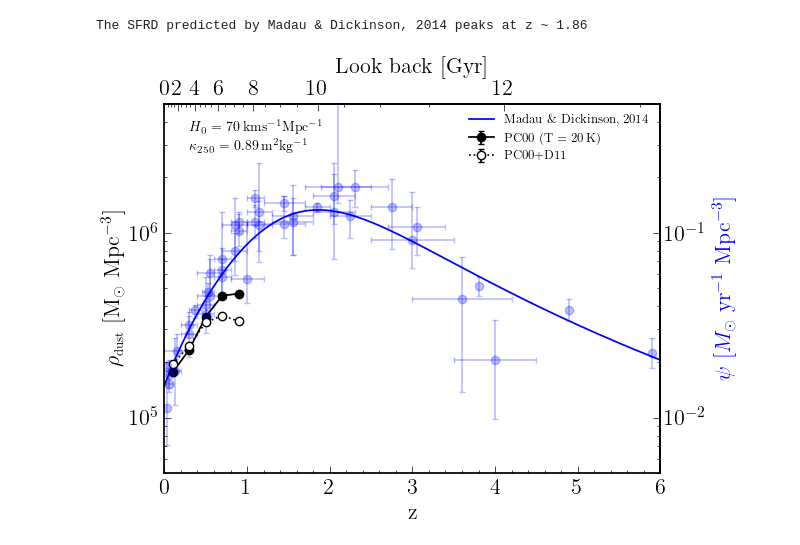
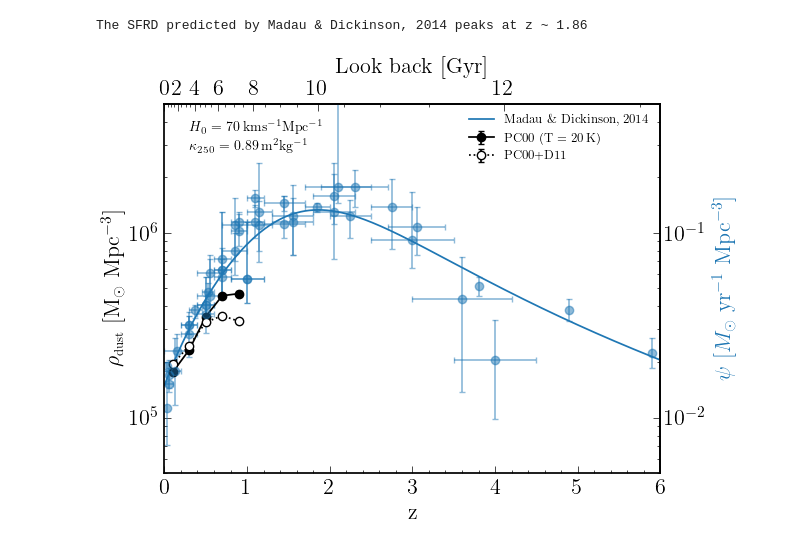
Before and after one commit to BradleyAWard/Thesis-Chapter-3-Dust-Mass-Functions, a Jupyter notebook: SGP_DMFs.ipynb, the cells around one changed output. Drawn from its saved outputs; the diff is of its cells as text; code cells hidden in the pictures.

```diff
--- a/SGP_DMFs.ipynb
+++ b/SGP_DMFs.ipynb
@@ -670,22 +737,22 @@ The critical density in our cosmology = 135992947350.45705
 fig, ax = plt.subplots()
 
 # Vlahakis et al., 2005
-ax.errorbar(literature_h70_k089['Vlahakis+2005']['z_bin_centers'], literature_h70_k089['Vlahakis+2005']['dmd'], yerr=(literature_h70_k089['Vlahakis+2005']['dmd_high']-literature_h70_k089['Vlahakis+2005']['dmd'], literature_h70_k089['Vlahakis+2005']['dmd']-literature_h70_k089['Vlahakis+2005']['dmd_low']), fmt='o', c='tab:red', label='Vlahakis+2005', alpha=0.75)
+ax.errorbar(literature_h70_k089['Vlahakis+2005']['z_bin_centers'], literature_h70_k089['Vlahakis+2005']['dmd'], yerr=(literature_h70_k089['Vlahakis+2005']['dmd_high']-literature_h70_k089['Vlahakis+2005']['dmd'], literature_h70_k089['Vlahakis+2005']['dmd']-literature_h70_k089['Vlahakis+2005']['dmd_low']), fmt='o', c='tab:red', mfc='tab:red', label='Vlahakis+2005', alpha=0.5)
 
 # Dunne et al., 2011
-ax.errorbar(literature_h70_k089['Dunne+2011']['z_bin_centers'], literature_h70_k089['Dunne+2011']['dmd'], yerr=(literature_h70_k089['Dunne+2011']['dmd_high']-literature_h70_k089['Dunne+2011']['dmd'], literature_h70_k089['Dunne+2011']['dmd']-literature_h70_k089['Dunne+2011']['dmd_low']), fmt='o', c='tab:blue', label='Dunne+2011', alpha=0.75)
+ax.errorbar(literature_h70_k089['Dunne+2011']['z_bin_centers'], literature_h70_k089['Dunne+2011']['dmd'], yerr=(literature_h70_k089['Dunne+2011']['dmd_high']-literature_h70_k089['Dunne+2011']['dmd'], literature_h70_k089['Dunne+2011']['dmd']-literature_h70_k089['Dunne+2011']['dmd_low']), fmt='o', c='tab:blue', mfc='tab:blue', label='Dunne+2011', alpha=0.5)
 
 # Driver et al., 2018
-ax.errorbar(literature_h70_k089['Driver+2018']['z_bin_centers'], literature_h70_k089['Driver+2018']['dmd'], yerr=(literature_h70_k089['Driver+2018']['dmd_high']-literature_h70_k089['Driver+2018']['dmd'], literature_h70_k089['Driver+2018']['dmd']-literature_h70_k089['Driver+2018']['dmd_low']), fmt='o', c='tab:olive', label='Driver+2018', alpha=0.5)
+ax.errorbar(literature_h70_k089['Driver+2018']['z_bin_centers'], literature_h70_k089['Driver+2018']['dmd'], yerr=(literature_h70_k089['Driver+2018']['dmd_high']-literature_h70_k089['Driver+2018']['dmd'], literature_h70_k089['Driver+2018']['dmd']-literature_h70_k089['Driver+2018']['dmd_low']), fmt='o', c='tab:olive', mfc='tab:olive', label='Driver+2018', alpha=0.5)
 
 # Beeston et al., 2018
-ax.errorbar(literature_h70_k089['Beeston+2018']['z_bin_centers'], literature_h70_k089['Beeston+2018']['dmd'], yerr=(literature_h70_k089['Beeston+2018']['dmd_high']-literature_h70_k089['Beeston+2018']['dmd'], literature_h70_k089['Beeston+2018']['dmd']-literature_h70_k089['Beeston+2018']['dmd_low']), fmt='o', c='tab:green', label='Beeston+2018', alpha=0.75)
+ax.errorbar(literature_h70_k089['Beeston+2018']['z_bin_centers'], literature_h70_k089['Beeston+2018']['dmd'], yerr=(literature_h70_k089['Beeston+2018']['dmd_high']-literature_h70_k089['Beeston+2018']['dmd'], literature_h70_k089['Beeston+2018']['dmd']-literature_h70_k089['Beeston+2018']['dmd_low']), fmt='o', c='tab:green', mfc='tab:green', label='Beeston+2018', alpha=0.5)
 
 # Pozzi et al., 2020
-ax.errorbar(literature_h70_k089['Pozzi+2020']['z_bin_centers'], literature_h70_k089['Pozzi+2020']['dmd'], yerr=(literature_h70_k089['Pozzi+2020']['dmd_high']-literature_h70_k089['Pozzi+2020']['dmd'], literature_h70_k089['Pozzi+2020']['dmd']-literature_h70_k089['Pozzi+2020']['dmd_low']), fmt='o', c='tab:orange', label='Pozzi+2020', alpha=0.5)
+ax.errorbar(literature_h70_k089['Pozzi+2020']['z_bin_centers'], literature_h70_k089['Pozzi+2020']['dmd'], yerr=(literature_h70_k089['Pozzi+2020']['dmd_high']-literature_h70_k089['Pozzi+2020']['dmd'], literature_h70_k089['Pozzi+2020']['dmd']-literature_h70_k089['Pozzi+2020']['dmd_low']), fmt='o', c='tab:orange', mfc='tab:orange', label='Pozzi+2020', alpha=0.5)
 
 # Dudzeviciute et al., 2021
-ax.errorbar(literature_h70_k089['Dudzeviciute+2021']['z_bin_centers'], literature_h70_k089['Dudzeviciute+2021']['dmd'], yerr=(literature_h70_k089['Dudzeviciute+2021']['dmd_high']-literature_h70_k089['Dudzeviciute+2021']['dmd'], literature_h70_k089['Dudzeviciute+2021']['dmd']-literature_h70_k089['Dudzeviciute+2021']['dmd_low']), fmt='o', c='tab:purple', label='Dudzeviciute+2021', alpha=0.5)
+ax.errorbar(literature_h70_k089['Dudzeviciute+2021']['z_bin_centers'], literature_h70_k089['Dudzeviciute+2021']['dmd'], yerr=(literature_h70_k089['Dudzeviciute+2021']['dmd_high']-literature_h70_k089['Dudzeviciute+2021']['dmd'], literature_h70_k089['Dudzeviciute+2021']['dmd']-literature_h70_k089['Dudzeviciute+2021']['dmd_low']), fmt='o', c='tab:purple', mfc='tab:purple', label='Dudzeviciute+2021', alpha=0.5)
 
 # Dust mass densities from SGP models
 ax.errorbar(SGP_pc00_t20['z_bin_centers'], results_pc00_t20['dmd'], yerr=(results_pc00_t20['dmd_high']-results_pc00_t20['dmd'], results_pc00_t20['dmd']-results_pc00_t20['dmd_low']), fmt='o-', mfc='k', c='k', label=r'PC00 (T = 20\,K)')
@@ -886,9 +953,8 @@ for study in madau_sfrd.keys():
 # %%
 # Madau & Dickinson., 2014 plot formatting
 fmt = 'o'
-ec = 'b'
-mfc = 'b'
-alpha = 0.25
+ec = 'tab:blue'
+mfc = 'tab:blue'
 z_range = np.linspace(0,6,1000)
 
 fig, ax = plt.subplots()
@@ -897,44 +963,44 @@ fig, ax = plt.subplots()
 ax.errorbar(SGP_pc00_t20['z_bin_centers'], results_pc00_t20['dmd'], yerr=(results_pc00_t20['dmd_high']-results_pc00_t20['dmd'], results_pc00_t20['dmd']-results_pc00_t20['dmd_low']), fmt='o-', mfc='k', c='k', label=r'PC00 (T = 20\,K)')
 ax.errorbar(SGP_pc00_d11['z_bin_centers'], results_pc00_d11['dmd'], yerr=(results_pc00_d11['dmd_high']-results_pc00_d11['dmd'], results_pc00_d11['dmd']-results_pc00_d11['dmd_low']), fmt='o:', mfc='white', c='k', label=r'PC00+D11')
 
 # Madau & Dickinson et al., 2014 error bars
-ax.errorbar(madau_sfrd['sanders+2003']['z_bin_centers'], madau_sfrd['sanders+2003']['dmd'], yerr=(madau_sfrd['sanders+2003']['dmd_err_low'],madau_sfrd['sanders+2003']['dmd_err_high']), fmt=fmt, c=ec, mfc=mfc, alpha=alpha)
-ax.errorbar(madau_sfrd['takeuchi+2003']['z_bin_centers'], madau_sfrd['takeuchi+2003']['dmd'], yerr=(madau_sfrd['takeuchi+2003']['dmd_err_low'],madau_sfrd['takeuchi+2003']['dmd_err_high']), fmt=fmt, c=ec, mfc=mfc, alpha=alpha)
-ax.errorbar(madau_sfrd['wyder+2005']['z_bin_centers'], madau_sfrd['wyder+2005']['dmd'], xerr=np.diff(madau_sfrd['wyder+2005']['z_bins'])/2, yerr=(madau_sfrd['wyder+2005']['dmd_err_low'],madau_sfrd['wyder+2005']['dmd_err_high']), fmt=fmt, c=ec, mfc=mfc, alpha=alpha)
+ax.errorbar(madau_sfrd['sanders+2003']['z_bin_centers'], madau_sfrd['sanders+2003']['dmd'], yerr=(madau_sfrd['sanders+2003']['dmd_err_low'],madau_sfrd['sanders+2003']['dmd_err_high']), fmt=fmt, c=ec, mfc=mfc, alpha=0.5)
+ax.errorbar(madau_sfrd['takeuchi+2003']['z_bin_centers'], madau_sfrd['takeuchi+2003']['dmd'], yerr=(madau_sfrd['takeuchi+2003']['dmd_err_low'],madau_sfrd['takeuchi+2003']['dmd_err_high']), fmt=fmt, c=ec, mfc=mfc, alpha=0.5)
+ax.errorbar(madau_sfrd['wyder+2005']['z_bin_centers'], madau_sfrd['wyder+2005']['dmd'], xerr=np.diff(madau_sfrd['wyder+2005']['z_bins'])/2, yerr=(madau_sfrd['wyder+2005']['dmd_err_low'],madau_sfrd['wyder+2005']['dmd_err_high']), fmt=fmt, c=ec, mfc=mfc, alpha=0.5)
 ax.errorbar(madau_sfrd['schiminovich+2005']['z_bin_centers'], madau_sfrd['schiminovich+2005']['dmd'], xerr=np.diff(madau_sfrd['schiminovich+2005']['z_bins'])/2, yerr=(madau_sfrd['schiminovich+2005']['dmd_err_low'],madau_sfrd['schiminovich+2005']['dmd_err_high']), fmt=fmt, c=ec, mfc=mfc, alpha=alpha)
-ax.errorbar(madau_sfrd['reddy+2009']['z_bin_centers'], madau_sfrd['reddy+2009']['dmd'], xerr=np.diff(madau_sfrd['reddy+2009']['z_bins'])/2, yerr=(madau_sfrd['reddy+2009']['dmd_err_low'],madau_sfrd['reddy+2009']['dmd_err_high']), fmt=fmt, c=ec, mfc=mfc, alpha=alpha)
-ax.errorbar(madau_sfrd['robotham+2011']['z_bin_centers'], madau_sfrd['robotham+2011']['dmd'], yerr=(madau_sfrd['robotham+2011']['dmd_err_low'],madau_sfrd['robotham+2011']['dmd_err_high']), fmt=fmt, c=ec, mfc=mfc, alpha=alpha)
-ax.errorbar(madau_sfrd['magnelli+2011']['z_bin_centers'], madau_sfrd['magnelli+2011']['dmd'], xerr=np.diff(madau_sfrd['magnelli+2011']['z_bins'])/2, yerr=(madau_sfrd['magnelli+2011']['dmd_err_low'],madau_sfrd['magnelli+2011']['dmd_err_high']), fmt=fmt, c=ec, mfc=mfc, alpha=alpha)
-ax.errorbar(madau_sfrd['cucciati+2012']['z_bin_centers'], madau_sfrd['cucciati+2012']['dmd'], xerr=np.diff(madau_sfrd['cucciati+2012']['z_bins'])/2, yerr=(madau_sfrd['cucciati+2012']['dmd_err_low'],madau_sfrd['cucciati+2012']['dmd_err_high']), fmt=fmt, c=ec, mfc=mfc, alpha=alpha)
-ax.errorbar(madau_sfrd['bouwens+2013']['z_bin_centers'], madau_sfrd['bouwens+2013']['dmd'], yerr=(madau_sfrd['bouwens+2013']['dmd_err_low'],madau_sfrd['bouwens+2013']['dmd_err_high']), fmt=fmt, c=ec, mfc=mfc, alpha=alpha)
-ax.errorbar(madau_sfrd['schenker+2013']['z_bin_centers'], madau_sfrd['schenker+2013']['dmd'], yerr=(madau_sfrd['schenker+2013']['dmd_err_low'],madau_sfrd['schenker+2013']['dmd_err_high']), fmt=fmt, c=ec, mfc=mfc, alpha=alpha)
-ax.errorbar(madau_sfrd['magnelli+2013']['z_bin_centers'], madau_sfrd['magnelli+2013']['dmd'], xerr=np.diff(madau_sfrd['magnelli+2013']['z_bins'])/2, yerr=(madau_sfrd['magnelli+2013']['dmd_err_low'],madau_sfrd['magnelli+2013']['dmd_err_high']), fmt=fmt, c=ec, mfc=mfc, alpha=alpha)
-ax.errorbar(madau_sfrd['gruppioni+2013']['z_bin_centers'], madau_sfrd['gruppioni+2013']['dmd'], xerr=np.diff(madau_sfrd['gruppioni+2013']['z_bins'])/2, yerr=(madau_sfrd['gruppioni+2013']['dmd_err_low'],madau_sfrd['gruppioni+2013']['dmd_err_high']), fmt=fmt, c=ec, mfc=mfc, alpha=alpha)
+ax.errorbar(madau_sfrd['reddy+2009']['z_bin_centers'], madau_sfrd['reddy+2009']['dmd'], xerr=np.diff(madau_sfrd['reddy+2009']['z_bins'])/2, yerr=(madau_sfrd['reddy+2009']['dmd_err_low'],madau_sfrd['reddy+2009']['dmd_err_high']), fmt=fmt, c=ec, mfc=mfc, alpha=0.5)
+ax.errorbar(madau_sfrd['robotham+2011']['z_bin_centers'], madau_sfrd['robotham+2011']['dmd'], yerr=(madau_sfrd['robotham+2011']['dmd_err_low'],madau_sfrd['robotham+2011']['dmd_err_high']), fmt=fmt, c=ec, mfc=mfc, alpha=0.5)
+ax.errorbar(madau_sfrd['magnelli+2011']['z_bin_centers'], madau_sfrd['magnelli+2011']['dmd'], xerr=np.diff(madau_sfrd['magnelli+2011']['z_bins'])/2, yerr=(madau_sfrd['magnelli+2011']['dmd_err_low'],madau_sfrd['magnelli+2011']['dmd_err_high']), fmt=fmt, c=ec, mfc=mfc, alpha=0.5)
+ax.errorbar(madau_sfrd['cucciati+2012']['z_bin_centers'], madau_sfrd['cucciati+2012']['dmd'], xerr=np.diff(madau_sfrd['cucciati+2012']['z_bins'])/2, yerr=(madau_sfrd['cucciati+2012']['dmd_err_low'],madau_sfrd['cucciati+2012']['dmd_err_high']), fmt=fmt, c=ec, mfc=mfc, alpha=0.5)
+ax.errorbar(madau_sfrd['bouwens+2013']['z_bin_centers'], madau_sfrd['bouwens+2013']['dmd'], yerr=(madau_sfrd['bouwens+2013']['dmd_err_low'],madau_sfrd['bouwens+2013']['dmd_err_high']), fmt=fmt, c=ec, mfc=mfc, alpha=0.5)
+ax.errorbar(madau_sfrd['schenker+2013']['z_bin_centers'], madau_sfrd['schenker+2013']['dmd'], yerr=(madau_sfrd['schenker+2013']['dmd_err_low'],madau_sfrd['schenker+2013']['dmd_err_high']), fmt=fmt, c=ec, mfc=mfc, alpha=0.5)
+ax.errorbar(madau_sfrd['magnelli+2013']['z_bin_centers'], madau_sfrd['magnelli+2013']['dmd'], xerr=np.diff(madau_sfrd['magnelli+2013']['z_bins'])/2, yerr=(madau_sfrd['magnelli+2013']['dmd_err_low'],madau_sfrd['magnelli+2013']['dmd_err_high']), fmt=fmt, c=ec, mfc=mfc, alpha=0.5)
+ax.errorbar(madau_sfrd['gruppioni+2013']['z_bin_centers'], madau_sfrd['gruppioni+2013']['dmd'], xerr=np.diff(madau_sfrd['gruppioni+2013']['z_bins'])/2, yerr=(madau_sfrd['gruppioni+2013']['dmd_err_low'],madau_sfrd['gruppioni+2013']['dmd_err_high']), fmt=fmt, c=ec, mfc=mfc, alpha=0.5)
 
 # Plot of Madau & Dickinson trend
-ax.plot(z_range, sfrd_to_dmd(double_powerlaw(z_range, 0.015, 2.7, 2.9, 5.6)), c=ec, label=r'Madau \& Dickinson, 2014')
+ax.plot(z_range, sfrd_to_dmd(double_powerlaw(z_range, 0.015, 2.7, 2.9, 5.6)), c='tab:blue', label=r'Madau \& Dickinson, 2014')
 
 # Cosmology text
 ax.text(0.05, 0.925, r'$H_0$ = 70\,kms$^{-1}$Mpc$^{-1}$', fontsize=10, transform=ax.transAxes)
 ax.text(0.05, 0.875, r'$\kappa_{250}$ = 0.89\,m$^{2}$kg$^{-1}$', fontsize=10, transform=ax.transAxes)
 
 # Second axes for lookback time and star formation rate density
 ax.semilogy()
 ax.tick_params(axis='x', which='both', top=False)
 ax.tick_params(axis='y', which='both', right=False)
 secax_x = ax.secondary_xaxis('top', functions=(z_to_lookback, lookback_to_z))
 secax_y = ax.secondary_yaxis('right', functions=(dmd_to_sfrd, sfrd_to_dmd))
 secax.set_xticks(np.array([0,2,4,6,8,10,12]))
 
 ax.set_xlim(0,6)
 ax.set_ylim(5e4, 5e6)
 
 ax.set_xlabel(r'z')
 ax.set_ylabel(r'$\rho_{\textrm{\small dust}}$ [M$_\odot$ Mpc$^{-3}$]')
 secax_x.set_xlabel(r'Look back [Gyr]')
-secax_y.set_ylabel(r'$\psi$ [$M_{\odot}$ yr$^{-1}$ Mpc$^{-3}$]', color='b')
+secax_y.set_ylabel(r'$\psi$ [$M_{\odot}$ yr$^{-1}$ Mpc$^{-3}$]', color='tab:blue')
 ax.legend(fontsize=9, loc='upper right')
 plt.savefig(os.getcwd() + '/figures/Figure_3_9.pdf', dpi=1000, bbox_inches='tight')
 plt.show()
 # %% [output]
-[figure, old version]
+[figure, new version]
```
Also changed, not shown: parts of 7 cells of this notebook, 9 other files.
